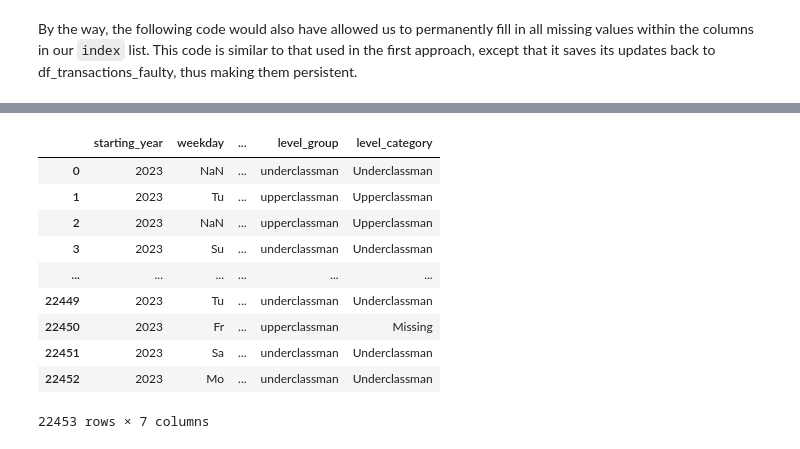
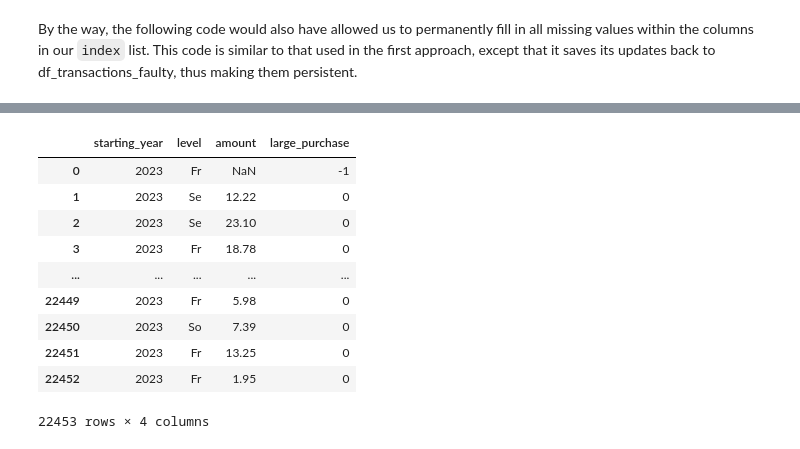
Before and after one commit to kburchfiel/pfn, a Jupyter notebook: Descriptive_Stats/descriptive_stats_part_2.ipynb, the cells around one changed output, grey strips where cells are left out. Cells and saved outputs as stored; diff of their text form; code cells hidden in the pictures.

```diff
--- a/Descriptive_Stats/descriptive_stats_part_2.ipynb
+++ b/Descriptive_Stats/descriptive_stats_part_2.ipynb
@@ -413,0 +454,5 @@ If you're categorizing numerical rather than categorical data, `map()` may not b
+# %%
+large_purchase_threshold = df_transactions['amount'].quantile(0.9)
+# See https://pandas.pydata.org/docs/reference/api/
+# pandas.DataFrame.quantile.html
+large_purchase_threshold
@@ -413,0 +463,10 @@ If you're categorizing numerical rather than categorical data, `map()` may not b
+# %%
+df_transactions_faulty = df_transactions.copy().drop(
+    ['weekday', 'transactions'],
+    axis = 1)
+
+df_transactions_faulty['amount'] = np.where(
+    df_transactions_faulty['amount'].astype('str').str[-1] == '6',
+    np.nan, df_transactions_faulty['amount'])
+
+df_transactions_faulty
@@ -414,23 +495,25 @@ If you're categorizing numerical rather than categorical data, `map()` may not b
 # %%
 condlist = [
-    df_transactions_faulty['level'].isin(['Fr', 'So']),
-    df_transactions_faulty['level'].isin(['Ju', 'Se'])]
+    df_transactions_faulty['amount'] >= large_purchase_threshold,
+    df_transactions_faulty['amount'] <= large_purchase_threshold
+]
 
-choicelist = ['Underclassman',
-              'Upperclassman']
+choicelist = [1,
+              0] # Make sure that the order of these entries matches
+# the order of your condlist entries!
 
-df_transactions_faulty['level_category'] = np.select(
-    condlist, choicelist, 'Missing')
+df_transactions_faulty['large_purchase'] = np.select(
+    condlist, choicelist, default = -1)
 df_transactions_faulty
 # %% [output]
-|  | starting_year | weekday | ... | level_group | level_category |
-| 0 | 2023 | NaN | ... | underclassman | Underclassman |
-| 1 | 2023 | Tu | ... | upperclassman | Upperclassman |
-| 2 | 2023 | NaN | ... | upperclassman | Upperclassman |
-| 3 | 2023 | Su | ... | underclassman | Underclassman |
-| ... | ... | ... | ... | ... | ... |
-| 22449 | 2023 | Tu | ... | underclassman | Underclassman |
-| 22450 | 2023 | Fr | ... | upperclassman | Missing |
-| 22451 | 2023 | Sa | ... | underclassman | Underclassman |
-| 22452 | 2023 | Mo | ... | underclassman | Underclassman |
+|  | starting_year | level | amount | large_purchase |
+| 0 | 2023 | Fr | NaN | -1 |
+| 1 | 2023 | Se | 12.22 | 0 |
+| 2 | 2023 | Se | 23.10 | 0 |
+| 3 | 2023 | Fr | 18.78 | 0 |
+| ... | ... | ... | ... | ... |
+| 22449 | 2023 | Fr | 5.98 | 0 |
+| 22450 | 2023 | So | 7.39 | 0 |
+| 22451 | 2023 | Fr | 13.25 | 0 |
+| 22452 | 2023 | Fr | 1.95 | 0 |
-22453 rows × 7 columns
+22453 rows × 4 columns
```
Also changed, not shown: parts of 29 cells of this notebook, 3 other files.
